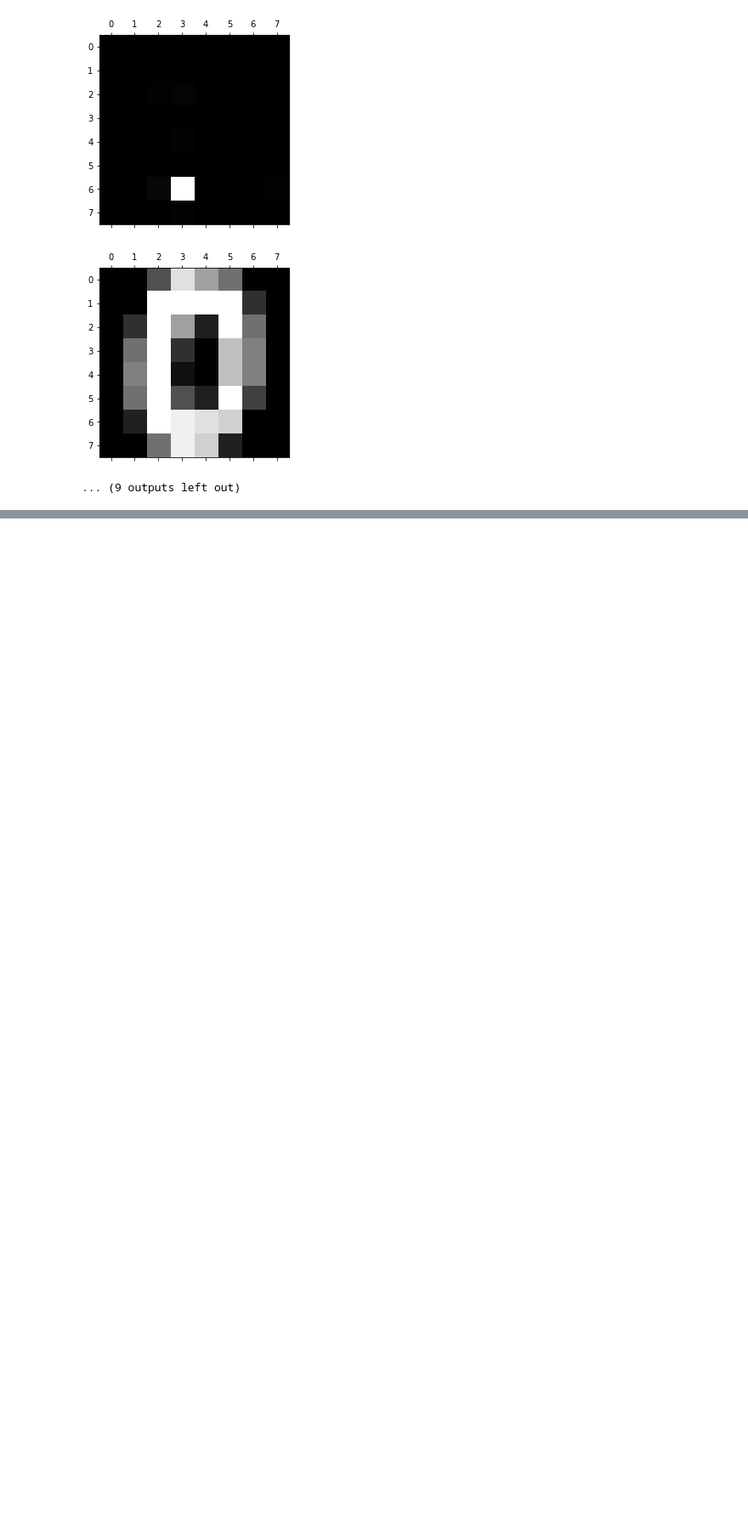
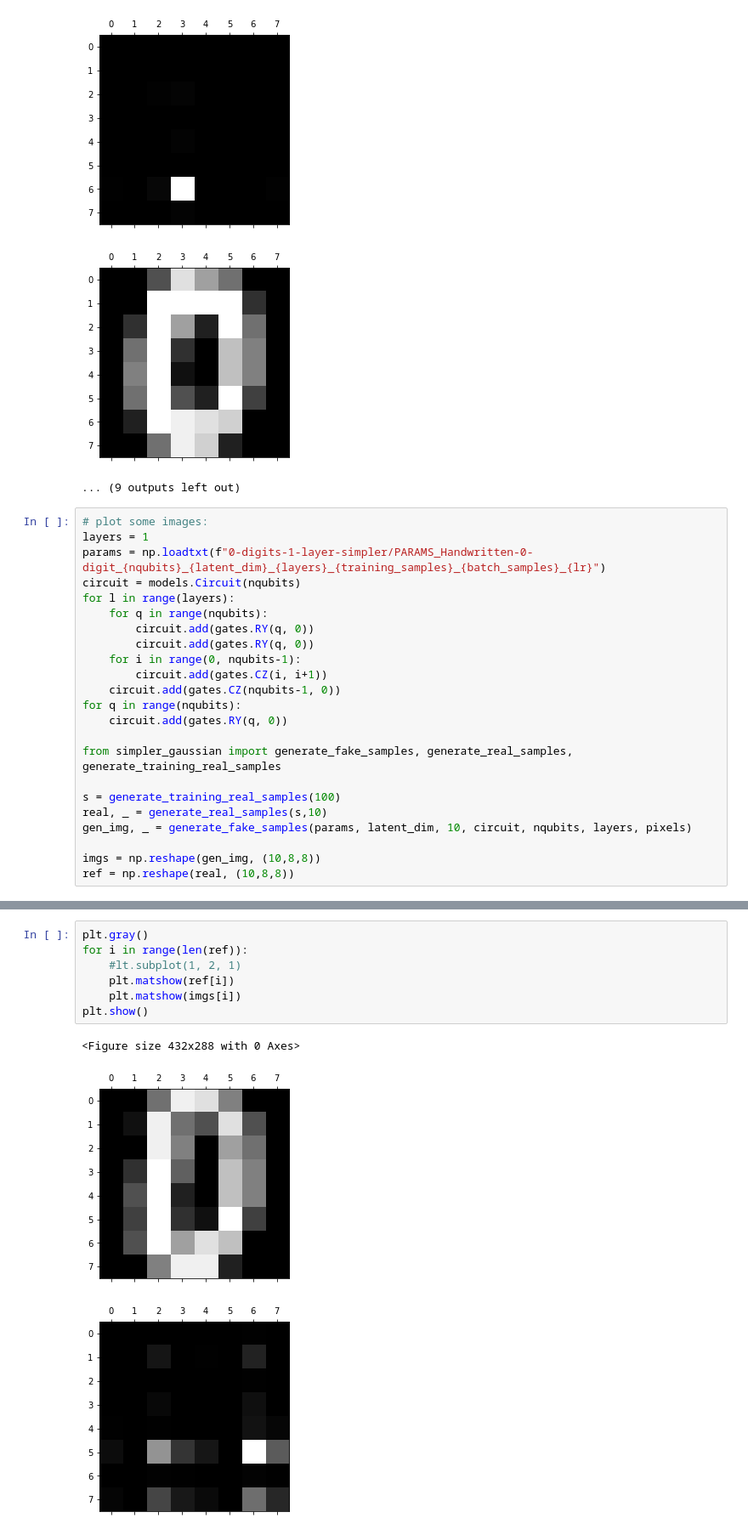
Before and after one commit to andrea-pasquale/gLund, a Jupyter notebook: plot_gan.ipynb, the cells around one changed output, grey strips where cells are left out. Shown at 85% size. Saved outputs shown, nothing was run; the diff lists cells and outputs as text; blank space fills up the shorter version.

```diff
--- a/plot_gan.ipynb
+++ b/plot_gan.ipynb
@@ -135,3 +137,26 @@ plt.show()
 [figure]
 [figure]
 ... (9 outputs left out)
+# %%
+# plot some images:
+layers = 1
+params = np.loadtxt(f"0-digits-1-layer-simpler/PARAMS_Handwritten-0-digit_{nqubits}_{latent_dim}_{layers}_{training_samples}_{batch_samples}_{lr}")
+circuit = models.Circuit(nqubits)
+for l in range(layers):
+    for q in range(nqubits):
+        circuit.add(gates.RY(q, 0))
+        circuit.add(gates.RY(q, 0))
+    for i in range(0, nqubits-1):
+        circuit.add(gates.CZ(i, i+1))
+    circuit.add(gates.CZ(nqubits-1, 0))
+for q in range(nqubits):
+    circuit.add(gates.RY(q, 0))
+
+from simpler_gaussian import generate_fake_samples, generate_real_samples, generate_training_real_samples
+
+s = generate_training_real_samples(100)
+real, _ = generate_real_samples(s,10)
+gen_img, _ = generate_fake_samples(params, latent_dim, 10, circuit, nqubits, layers, pixels)
+
+imgs = np.reshape(gen_img, (10,8,8))
+ref = np.reshape(real, (10,8,8))
@@ -137,0 +166,11 @@ plt.show()
+# %%
+plt.gray()
+for i in range(len(ref)):
+    #lt.subplot(1, 2, 1)
+    plt.matshow(ref[i])
+    plt.matshow(imgs[i])
+plt.show()
+# %% [output]
+<Figure size 432x288 with 0 Axes>
+[figure, added]
+[figure, added]
```
Also changed, not shown: parts of 6 cells of this notebook.
